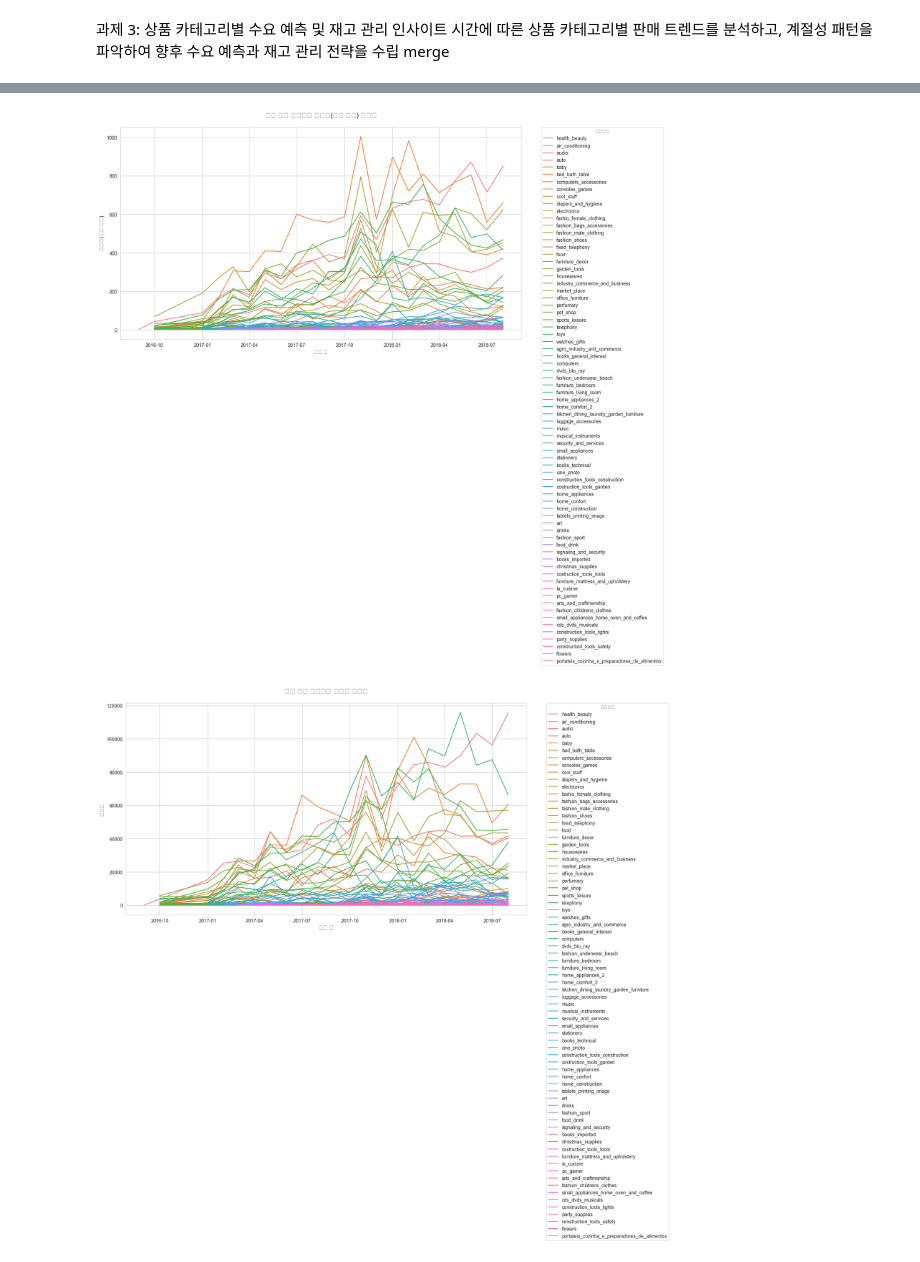
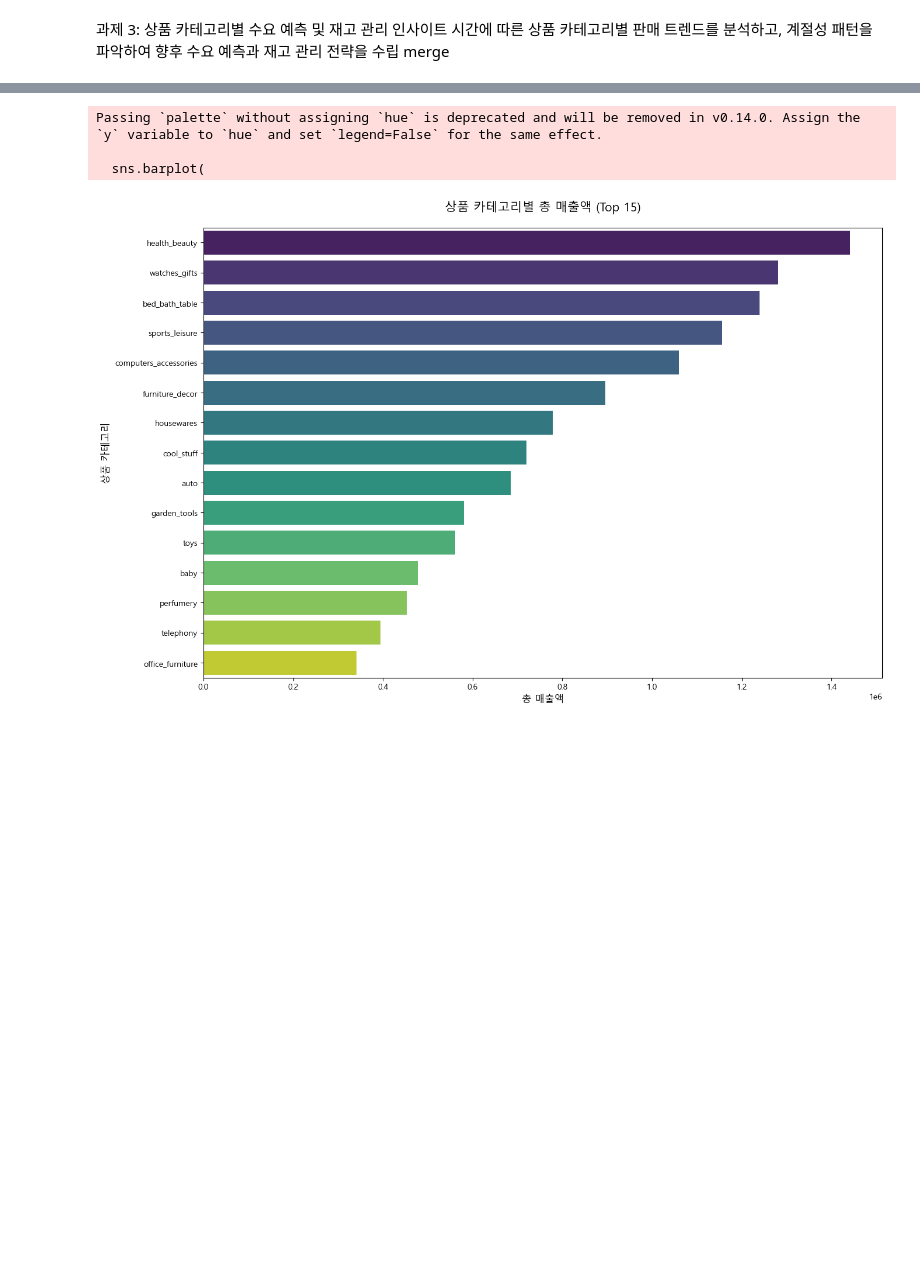
Before and after one commit to hhayan/project_olist_ecommerce, a Jupyter notebook: 과제3.ipynb, the cells around one changed output, grey strips where cells are left out. Cells and saved outputs as stored; diff of their text form; code cells hidden in the pictures; blank space fills up the shorter version.

```diff
--- a/과제3.ipynb
+++ b/과제3.ipynb
@@ -80,11 +188,11 @@ memory usage: 38.5+ MB
 # %%
 # 1) 월 단위 컬럼 생성
-df["month"] = df["order_purchase_timestamp"].values.astype("datetime64[M]")
-df["qty"] = 1  # 각 row = 1개 주문 아이템
+merge_final["month"] = merge_final["order_purchase_timestamp"].values.astype("datetime64[M]")
+merge_final["qty"] = 1  # 각 row = 1개 주문 아이템
 
 # 2) 월별 카테고리별 판매량 / 매출 집계
 monthly_cat = (
-    df.groupby(["month", "product_category_name_english"], as_index=False)
+    merge_final.groupby(["month", "product_category_name_english"], as_index=False)
       .agg(qty=("qty", "sum"),
            revenue=("price", "sum"))
       .sort_values(["month", "product_category_name_english"])
@@ -132,24 +240,29 @@ plt.show()
 # %%
-# 바 그래프 시각화
-# 카테고리별 총 매출액 계산 (category_trend_sales 데이터프레임 사용)
-# `product_category_name_english`별로 `sales_value`의 합계를 계산
-category_total_sales = category_trend_sales.groupby("product_category_name_english")["sales_value"].sum().reset_index()
+# 카테고리별 총 매출액 계산
 
-# 매출액이 높은 순서로 정렬
-category_total_sales = category_total_sales.sort_values(by="sales_value", ascending=False)
+# 1. 'sales_value' 컬럼 생성 (가격 + 배송비)
+merge_final['sales_value'] = merge_final['price'] + merge_final['freight_value']
 
-# 바 그래프 시각화
+# 2. 카테고리별로 총 매출액을 집계하여 새로운 요약 데이터프레임 생성
+category_sales = merge_final.groupby('product_category_name_english')['sales_value'].sum().reset_index()
+
+# 3. '총 매출액'을 기준으로 내림차순 정렬
+category_sales_sorted = category_sales.sort_values(by="sales_value", ascending=False)
+
+# 4. 바 그래프 시각화 (요약된 데이터를 사용)
 plt.figure(figsize=(15, 10))
 sns.barplot(
-    data=category_total_sales.head(15), # 상위 15개 카테고리만 시각화
+    data=category_sales_sorted.head(15), # 상위 15개 카테고리 시각화
     x="sales_value",
     y="product_category_name_english",
-    palette="viridis" # 색상 팔레트 지정
+    palette="viridis"
 )
-plt.title("상품 카테고리별 총 매출액", fontsize=15, pad=20)
+plt.title("상품 카테고리별 총 매출액 (Top 15)", fontsize=15, pad=20)
 plt.xlabel("총 매출액", fontsize=12)
 plt.ylabel("상품 카테고리", fontsize=12)
 plt.show()
 # %% [output]
+Passing `palette` without assigning `hue` is deprecated and will be removed in v0.14.0. Assign the `y` variable to `hue` and set `legend=False` for the same effect.
+
+  sns.barplot(
-[figure, old version]
+[figure, new version]
-[figure, removed]
```
Also changed, not shown: parts of 6 cells of this notebook.
